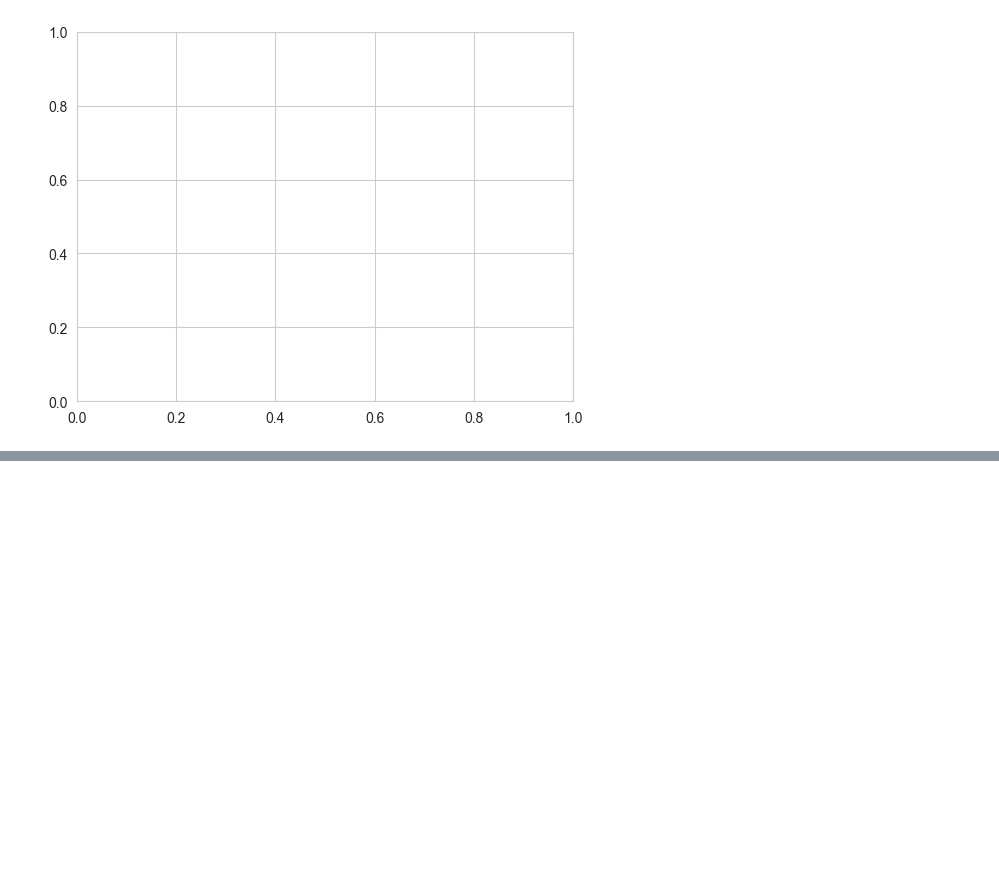
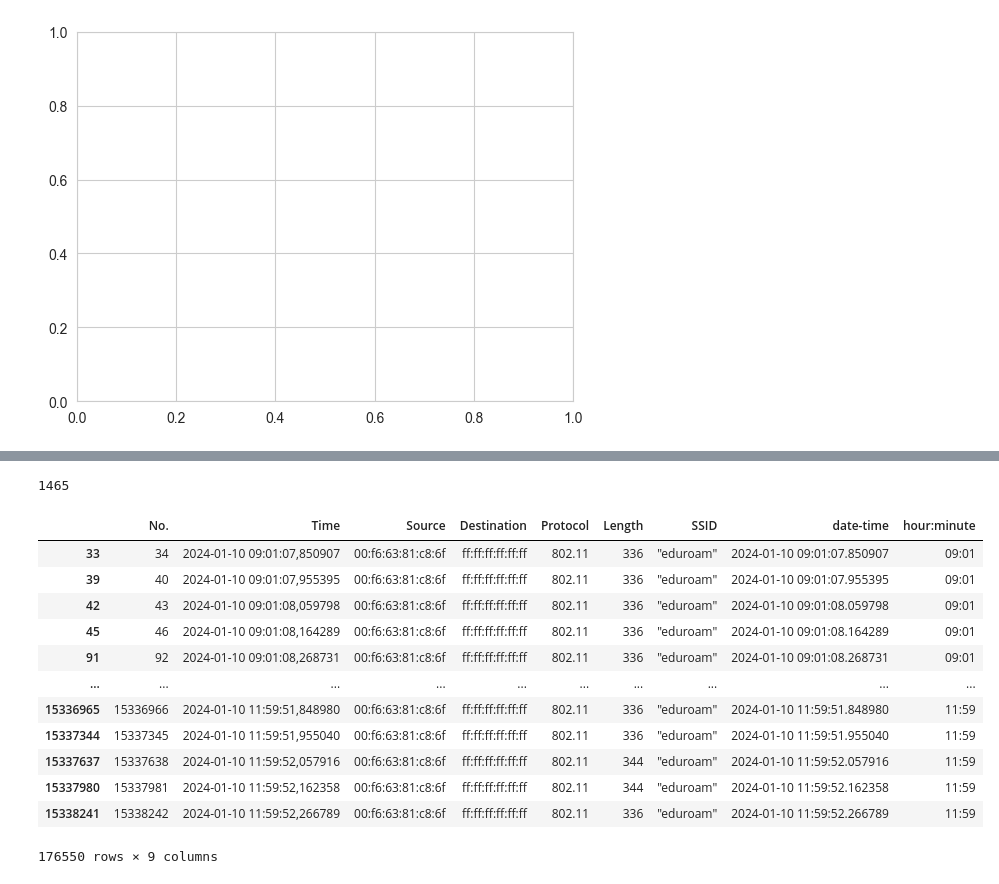
Before and after one commit to danielbischofff/dataLiteracyPeopleCounting, a Jupyter notebook: src/Wednesday_analysis_Wireshark.ipynb, the cells around one changed output, grey strips where cells are left out. Saved outputs shown, nothing was run; the diff lists cells and outputs as text; code cells hidden in the pictures; blank space fills up the shorter version.

```diff
--- a/src/Wednesday_analysis_Wireshark.ipynb
+++ b/src/Wednesday_analysis_Wireshark.ipynb
@@ -56,3 +65,23 @@ df
+# %%
+print((df_all["SSID"].value_counts()).count())
+#df["wlan.sa"].value_counts()
+df = df_all.loc[df_all["SSID"] == '"eduroam"']
+df
+# %% [output]
+1465
+|  | No. | Time | Source | Destination | Protocol | Length | SSID | date-time | hour:minute |
+| 33 | 34 | 2024-01-10 09:01:07,850907 | 00:f6:63:81:c8:6f | ff:ff:ff:ff:ff:ff | 802.11 | 336 | "eduroam" | 2024-01-10 09:01:07.850907 | 09:01 |
+| 39 | 40 | 2024-01-10 09:01:07,955395 | 00:f6:63:81:c8:6f | ff:ff:ff:ff:ff:ff | 802.11 | 336 | "eduroam" | 2024-01-10 09:01:07.955395 | 09:01 |
+| 42 | 43 | 2024-01-10 09:01:08,059798 | 00:f6:63:81:c8:6f | ff:ff:ff:ff:ff:ff | 802.11 | 336 | "eduroam" | 2024-01-10 09:01:08.059798 | 09:01 |
+| 45 | 46 | 2024-01-10 09:01:08,164289 | 00:f6:63:81:c8:6f | ff:ff:ff:ff:ff:ff | 802.11 | 336 | "eduroam" | 2024-01-10 09:01:08.164289 | 09:01 |
+| 91 | 92 | 2024-01-10 09:01:08,268731 | 00:f6:63:81:c8:6f | ff:ff:ff:ff:ff:ff | 802.11 | 336 | "eduroam" | 2024-01-10 09:01:08.268731 | 09:01 |
+| ... | ... | ... | ... | ... | ... | ... | ... | ... | ... |
+| 15336965 | 15336966 | 2024-01-10 11:59:51,848980 | 00:f6:63:81:c8:6f | ff:ff:ff:ff:ff:ff | 802.11 | 336 | "eduroam" | 2024-01-10 11:59:51.848980 | 11:59 |
+| 15337344 | 15337345 | 2024-01-10 11:59:51,955040 | 00:f6:63:81:c8:6f | ff:ff:ff:ff:ff:ff | 802.11 | 336 | "eduroam" | 2024-01-10 11:59:51.955040 | 11:59 |
+| 15337637 | 15337638 | 2024-01-10 11:59:52,057916 | 00:f6:63:81:c8:6f | ff:ff:ff:ff:ff:ff | 802.11 | 344 | "eduroam" | 2024-01-10 11:59:52.057916 | 11:59 |
+| 15337980 | 15337981 | 2024-01-10 11:59:52,162358 | 00:f6:63:81:c8:6f | ff:ff:ff:ff:ff:ff | 802.11 | 344 | "eduroam" | 2024-01-10 11:59:52.162358 | 11:59 |
+| 15338241 | 15338242 | 2024-01-10 11:59:52,266789 | 00:f6:63:81:c8:6f | ff:ff:ff:ff:ff:ff | 802.11 | 336 | "eduroam" | 2024-01-10 11:59:52.266789 | 11:59 |
+176550 rows × 9 columns
 # %%
 (df["Source"].value_counts()).count()
 #df["wlan.sa"].value_counts()
```
Also changed, not shown: parts of 13 cells of this notebook, 1 other file.
